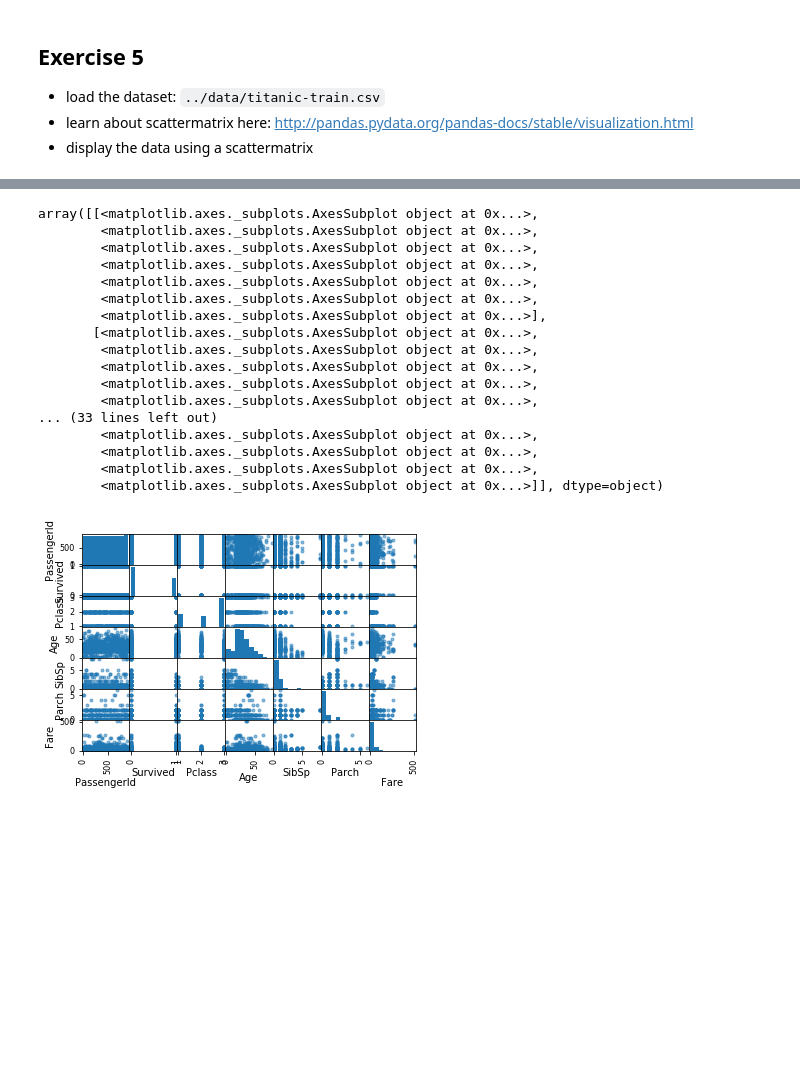
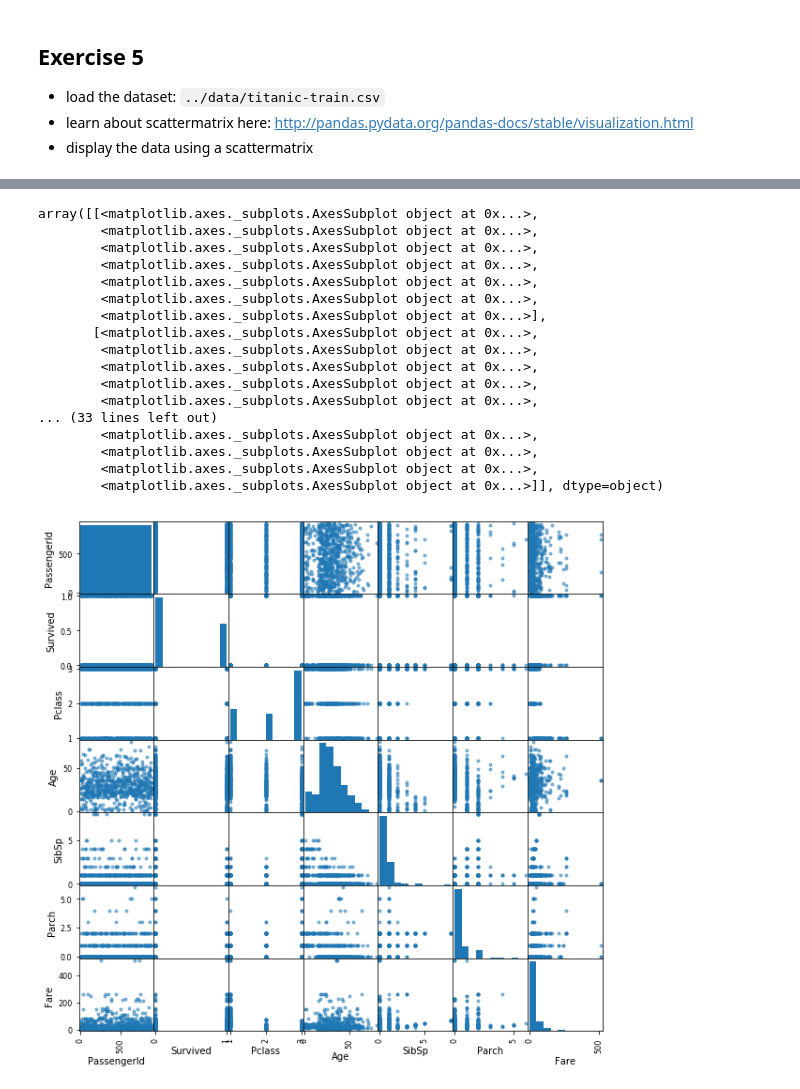
Before and after one commit to paul-ylz/zero_to_deep_learning_udemy, a Jupyter notebook: course/2 Data.ipynb, the cells around one changed output, grey strips where cells are left out. Saved outputs shown, nothing was run; the diff lists cells and outputs as text; code cells hidden in the pictures; blank space fills up the shorter version.

```diff
--- a/course/2 Data.ipynb
+++ b/course/2 Data.ipynb
@@ -737,24 +737,25 @@ df.head()
 | 2 | 3 | 1 | 3 | Heikkinen, Miss. Laina | female | 26.0 | 0 | 0 | STON/O2. 3101282 | 7.9250 | ... |
 | 3 | 4 | 1 | 1 | Futrelle, Mrs. Jacques Heath (Lil... | female | 35.0 | 1 | 0 | 113803 | 53.1000 | ... |
 | 4 | 5 | 0 | 3 | Allen, Mr. William Henry | male | 35.0 | 0 | 0 | 373450 | 8.0500 | ... |
-# %%
-scatter_matrix(df)
-# %% [output]
-array([[<matplotlib.axes._subplots.AxesSubplot object at 0x...>,
-        <matplotlib.axes._subplots.AxesSubplot object at 0x...>,
-        <matplotlib.axes._subplots.AxesSubplot object at 0x...>,
-        <matplotlib.axes._subplots.AxesSubplot object at 0x...>,
-        <matplotlib.axes._subplots.AxesSubplot object at 0x...>,
-        <matplotlib.axes._subplots.AxesSubplot object at 0x...>,
-        <matplotlib.axes._subplots.AxesSubplot object at 0x...>],
-       [<matplotlib.axes._subplots.AxesSubplot object at 0x...>,
-        <matplotlib.axes._subplots.AxesSubplot object at 0x...>,
-        <matplotlib.axes._subplots.AxesSubplot object at 0x...>,
-        <matplotlib.axes._subplots.AxesSubplot object at 0x...>,
-        <matplotlib.axes._subplots.AxesSubplot object at 0x...>,
-... (33 lines left out)
-        <matplotlib.axes._subplots.AxesSubplot object at 0x...>,
-        <matplotlib.axes._subplots.AxesSubplot object at 0x...>,
-        <matplotlib.axes._subplots.AxesSubplot object at 0x...>,
-        <matplotlib.axes._subplots.AxesSubplot object at 0x...>]], dtype=object)
-[figure, removed]
+# %%
+df.drop('PassengerId', axis=1)
+scatter_matrix(df, figsize=(10,10))
+# %% [output]
+array([[<matplotlib.axes._subplots.AxesSubplot object at 0x...>,
+        <matplotlib.axes._subplots.AxesSubplot object at 0x...>,
+        <matplotlib.axes._subplots.AxesSubplot object at 0x...>,
+        <matplotlib.axes._subplots.AxesSubplot object at 0x...>,
+        <matplotlib.axes._subplots.AxesSubplot object at 0x...>,
+        <matplotlib.axes._subplots.AxesSubplot object at 0x...>,
+        <matplotlib.axes._subplots.AxesSubplot object at 0x...>],
+       [<matplotlib.axes._subplots.AxesSubplot object at 0x...>,
+        <matplotlib.axes._subplots.AxesSubplot object at 0x...>,
+        <matplotlib.axes._subplots.AxesSubplot object at 0x...>,
+        <matplotlib.axes._subplots.AxesSubplot object at 0x...>,
+        <matplotlib.axes._subplots.AxesSubplot object at 0x...>,
+... (33 lines left out)
+        <matplotlib.axes._subplots.AxesSubplot object at 0x...>,
+        <matplotlib.axes._subplots.AxesSubplot object at 0x...>,
+        <matplotlib.axes._subplots.AxesSubplot object at 0x...>,
+        <matplotlib.axes._subplots.AxesSubplot object at 0x...>]], dtype=object)
+[figure, added]
```
Also changed, not shown: parts of 16 cells of this notebook, 1 other file.
